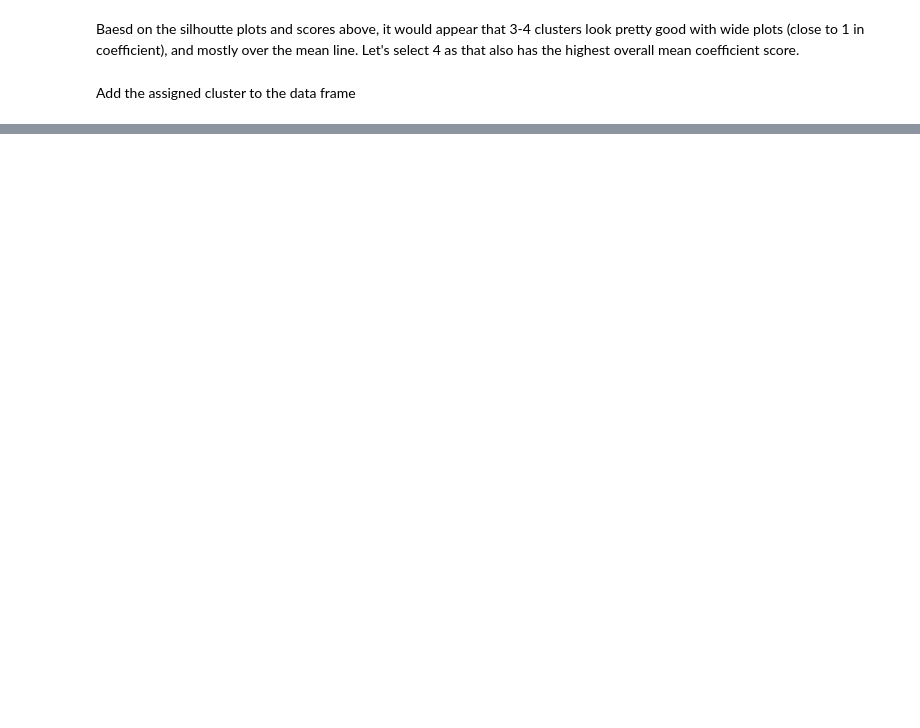
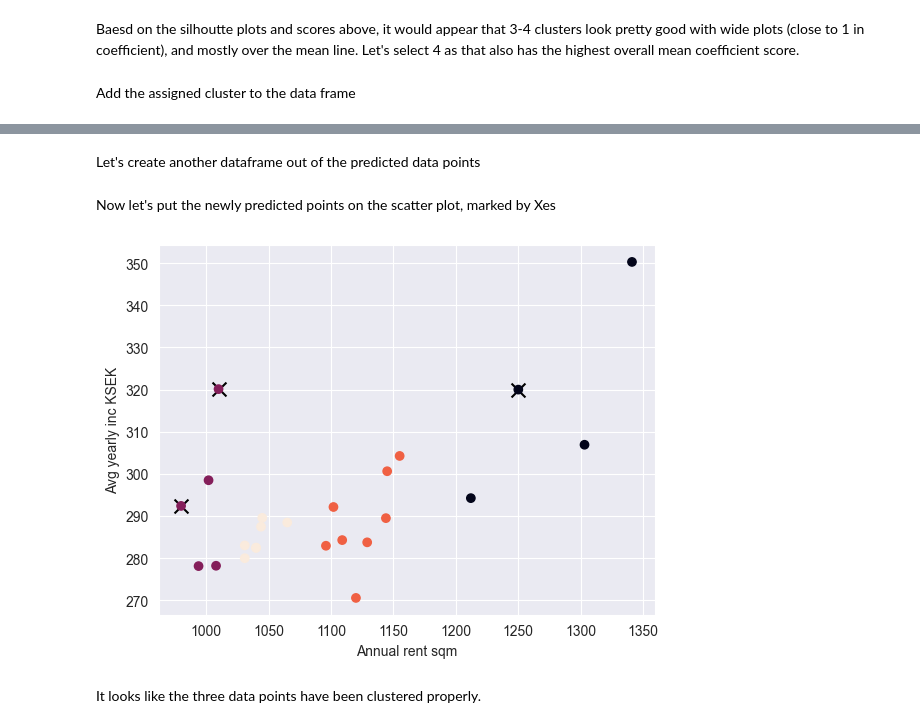
Before and after one commit to viktorparipas92/D0036E-labgroup-14, a Jupyter notebook: lab3/lab3_PV.ipynb, the cells around one changed output, grey strips where cells are left out. Drawn from its saved outputs; the diff is of its cells as text; code cells hidden in the pictures; blank space fills up the shorter version.

```diff
--- a/lab3/lab3_PV.ipynb
+++ b/lab3/lab3_PV.ipynb
@@ -614,0 +685,35 @@ sns.lmplot(
+# %% [markdown]
+Let's create another dataframe out of the predicted data points
+# %%
+points_to_cluster_df = pd.DataFrame(
+    points_to_cluster, columns=['Annual rent sqm', 'Avg yearly inc KSEK']
+)
+points_to_cluster_df['cluster'] = predicted_clusters
+# %% [markdown]
+Now let's put the newly predicted points on the scatter plot, marked by Xes
+# %%
+plt.scatter(
+    x=points_to_cluster_df['Annual rent sqm'],
+    y=points_to_cluster_df['Avg yearly inc KSEK'],
+    c='black', marker='x', s=100,
+)
+plt.scatter(
+    x=pd.concat([
+        income_vs_rent_data['Annual rent sqm'],
+        points_to_cluster_df['Annual rent sqm']
+    ]),
+    y=pd.concat([
+        income_vs_rent_data['Avg yearly inc KSEK'],
+        points_to_cluster_df['Avg yearly inc KSEK']
+    ]),
+    c=pd.concat([
+        income_vs_rent_data['cluster'], points_to_cluster_df['cluster']
+    ]),
+)
+plt.xlabel('Annual rent sqm')
+plt.ylabel('Avg yearly inc KSEK')
+plt.show()
+# %% [output]
+[figure, added]
+# %% [markdown]
+It looks like the three data points have been clustered properly.
```
Also changed, not shown: parts of 20 cells of this notebook.
